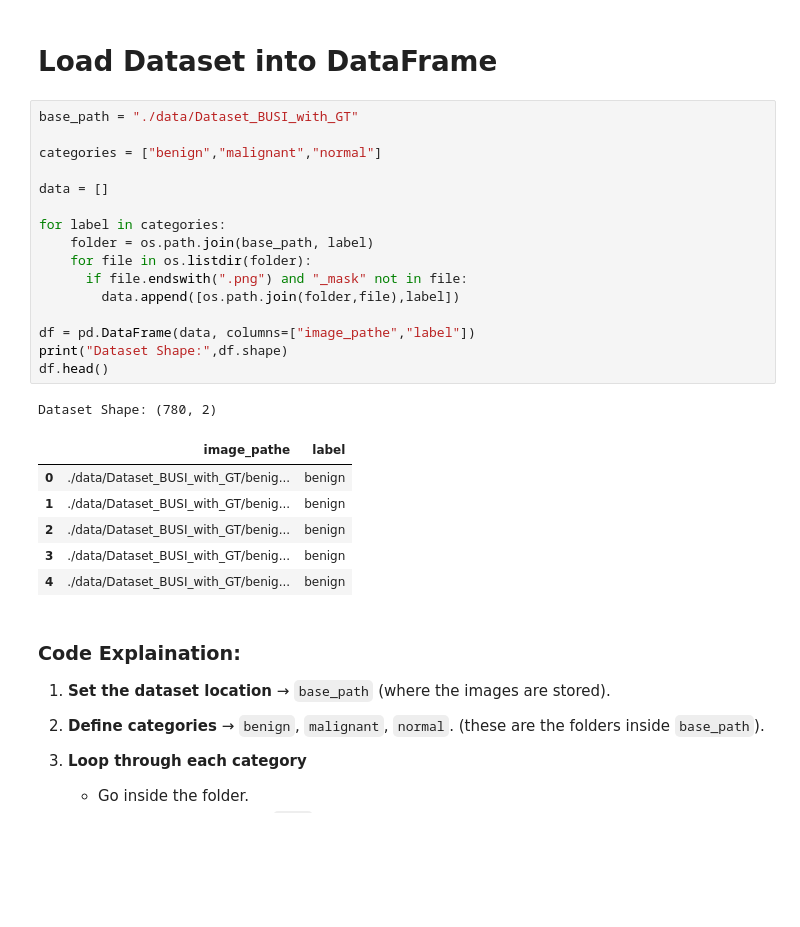
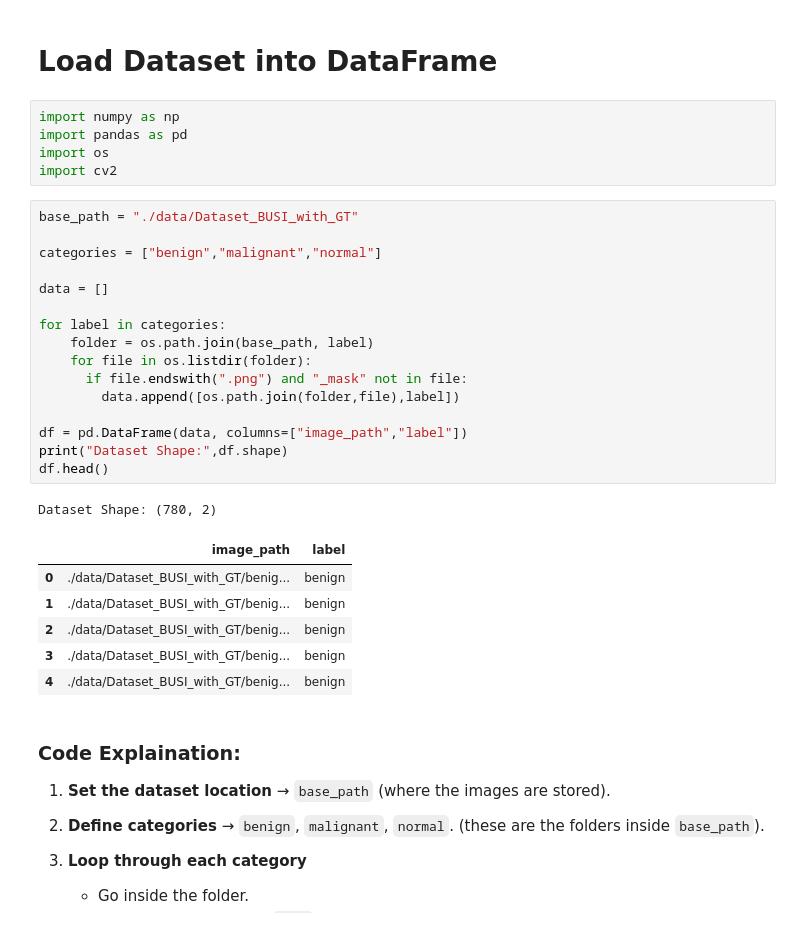
Before and after one commit to samiha-mahin/An-Image-Processing-Repo, a Jupyter notebook: Breast_Cancer_Classification.ipynb, the cells around one changed output. Cells and saved outputs as stored; diff of their text form; blank space fills up the shorter version.

```diff
--- a/Breast_Cancer_Classification.ipynb
+++ b/Breast_Cancer_Classification.ipynb
@@ -61,25 +61,30 @@ from tensorflow.keras.optimizers import Adam
 sns.set_style("whitegrid")
 # %% [markdown]
 # **Load Dataset into DataFrame**
+# %%
+import numpy as np
+import pandas as pd
+import os
+import cv2
 # %%
 base_path = "./data/Dataset_BUSI_with_GT"
 
 categories = ["benign","malignant","normal"]
 
 data = []
 
 for label in categories:
     folder = os.path.join(base_path, label)
     for file in os.listdir(folder):
       if file.endswith(".png") and "_mask" not in file:
         data.append([os.path.join(folder,file),label])
 
-df = pd.DataFrame(data, columns=["image_pathe","label"])
+df = pd.DataFrame(data, columns=["image_path","label"])
 print("Dataset Shape:",df.shape)
 df.head()
 # %% [output]
 Dataset Shape: (780, 2)
-|  | image_pathe | label |
+|  | image_path | label |
 | 0 | ./data/Dataset_BUSI_with_GT/benig... | benign |
 | 1 | ./data/Dataset_BUSI_with_GT/benig... | benign |
 | 2 | ./data/Dataset_BUSI_with_GT/benig... | benign |
```
Also changed, not shown: parts of 4 cells of this notebook.
